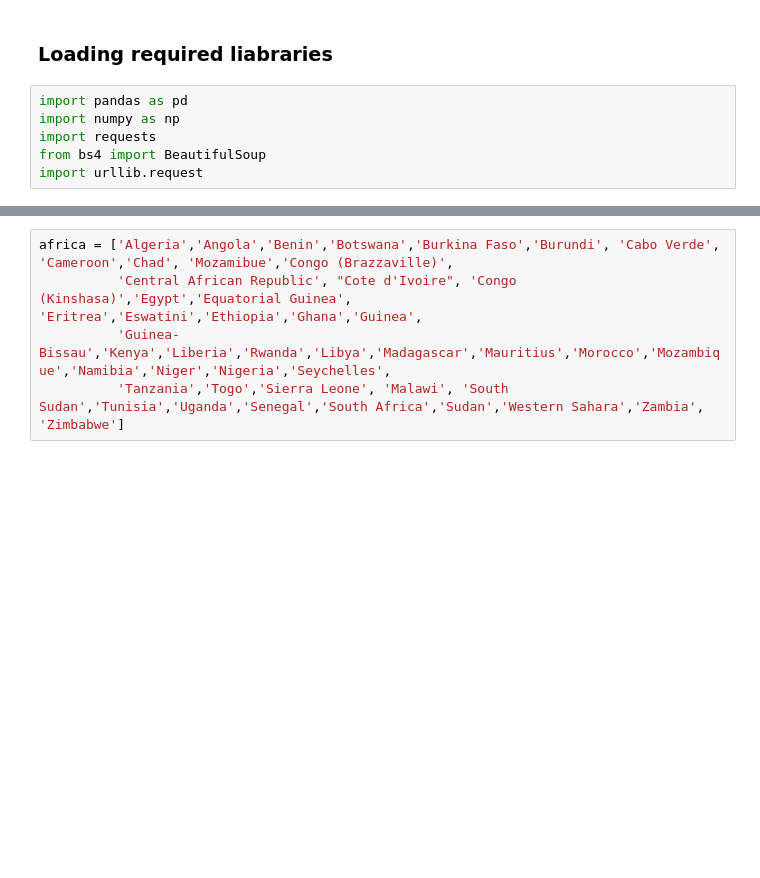
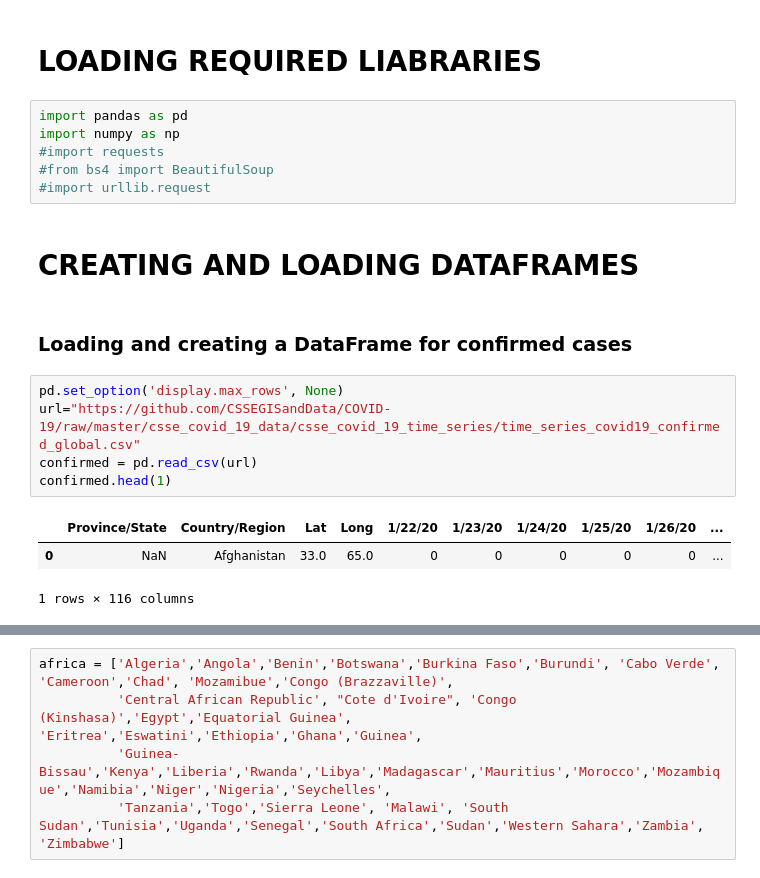
Before and after one commit to Umuzi-org/covid19-analysis, a Jupyter notebook: notebooks/africa_analysis.ipynb, the cells around one changed output, grey strips where cells are left out. Drawn from its saved outputs; the diff is of its cells as text; blank space fills up the shorter version.

```diff
--- a/notebooks/africa_analysis.ipynb
+++ b/notebooks/africa_analysis.ipynb
@@ -1,8 +1,21 @@
-# %% [markdown]
-### Loading required liabraries
+# %% [markdown]
+# LOADING REQUIRED LIABRARIES
 # %%
 import pandas as pd
 import numpy as np
-import requests
-from bs4 import BeautifulSoup
-import urllib.request
+#import requests
+#from bs4 import BeautifulSoup
+#import urllib.request
+# %% [markdown]
+# CREATING AND LOADING DATAFRAMES
+# %% [markdown]
+### Loading and creating a DataFrame for confirmed cases
+# %%
+pd.set_option('display.max_rows', None)
+url="https://github.com/CSSEGISandData/COVID-19/raw/master/csse_covid_19_data/csse_covid_19_time_series/time_series_covid19_confirmed_global.csv"
+confirmed = pd.read_csv(url)
+confirmed.head(1)
+# %% [output]
+|  | Province/State | Country/Region | Lat | Long | 1/22/20 | 1/23/20 | 1/24/20 | 1/25/20 | 1/26/20 | ... |
+| 0 | NaN | Afghanistan | 33.0 | 65.0 | 0 | 0 | 0 | 0 | 0 | ... |
+1 rows × 116 columns
```
Also changed, not shown: parts of 16 cells of this notebook, 2 other files.
